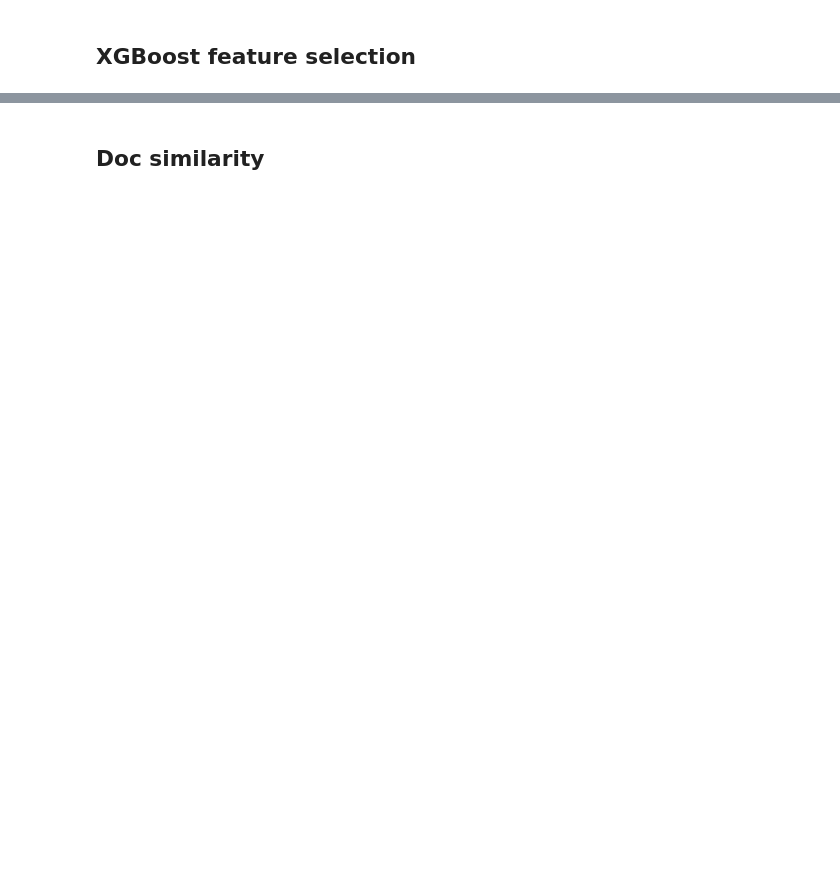
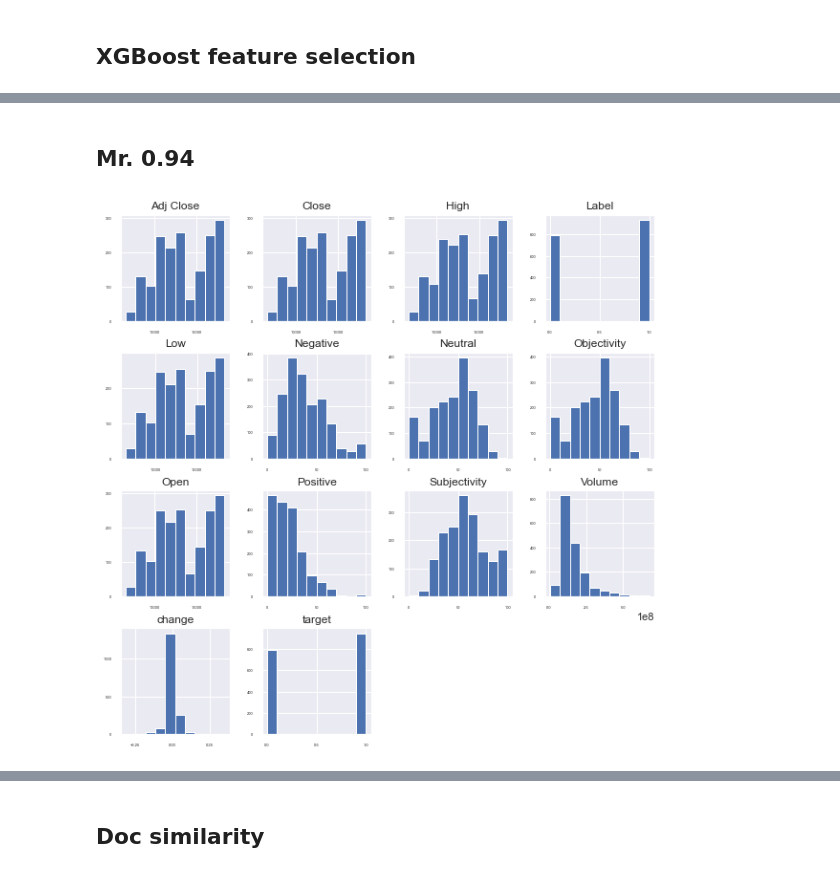
Before and after one commit to clairemalbrel/STOCK_PREDICT, a Jupyter notebook: Notebooks/Master_stock_prediction (1).ipynb, the cells around one changed output, grey strips where cells are left out. Drawn from its saved outputs; the diff is of its cells as text; code cells hidden in the pictures; blank space fills up the shorter version.

```diff
--- a/Notebooks/Master_stock_prediction (1).ipynb
+++ b/Notebooks/Master_stock_prediction (1).ipynb
@@ -312,0 +209,8 @@ ValueError: Could not interpret input 'polarity'
+# %% [markdown]
+## Mr. 0.94
+# %%
+sns.set()
+df.hist(sharex = False, sharey = False, xlabelsize = 4, ylabelsize = 4, figsize=(10, 10))
+pyplot.show()
+# %% [output]
+[figure, added]
```
Also changed, not shown: parts of 86 cells of this notebook, 5 other files.
